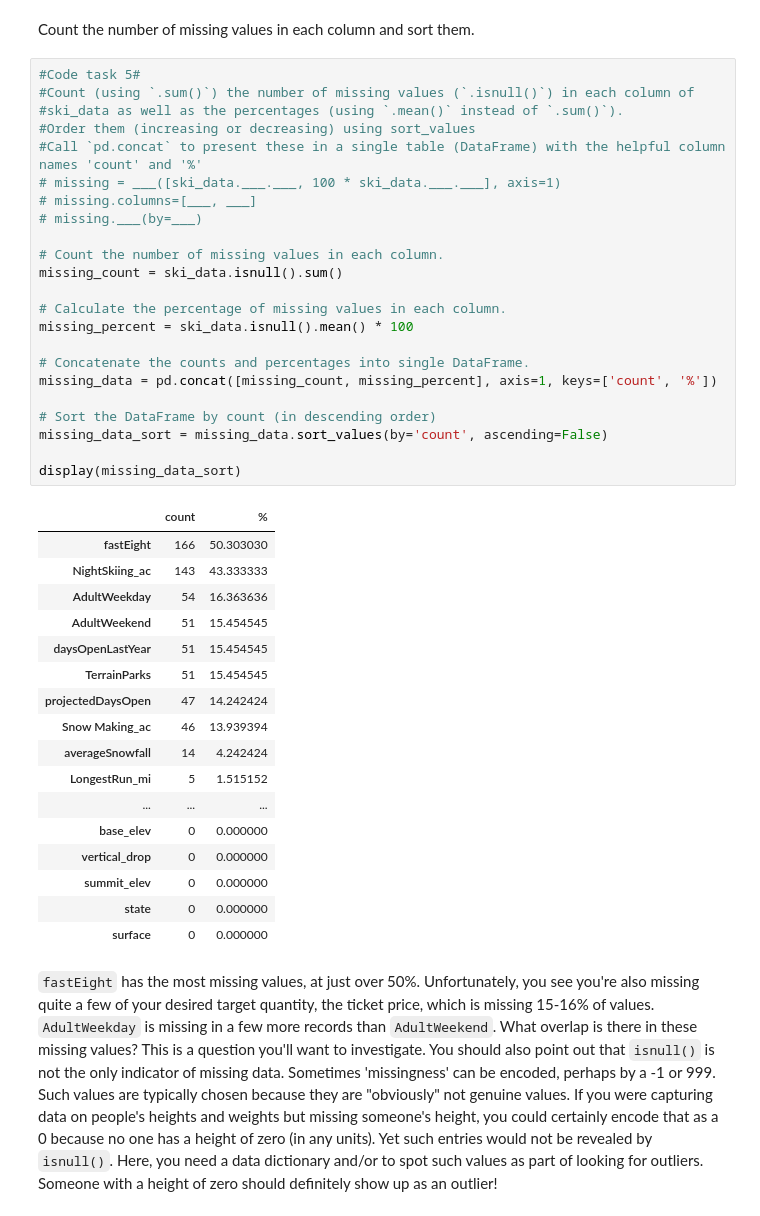
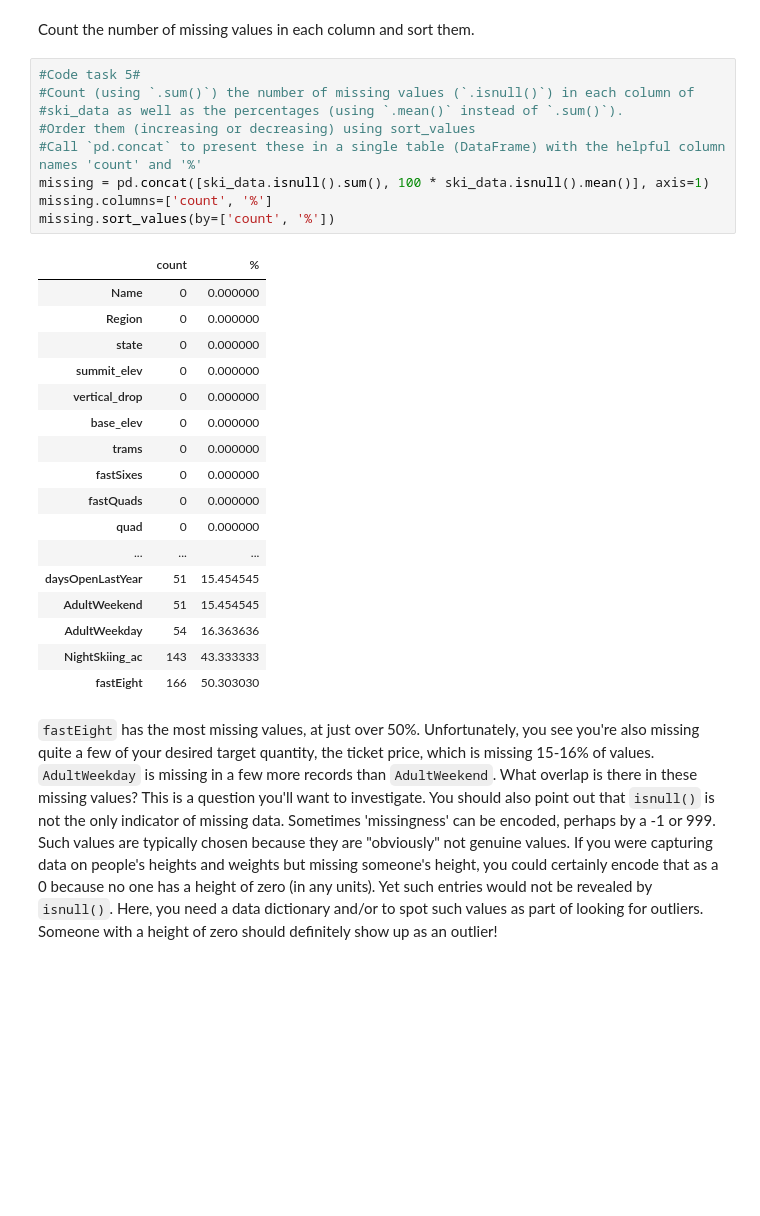
Before and after one commit to Perceive9019/DataScienceGuidedCapstone, a Jupyter notebook: Notebooks/02_data_wrangling.ipynb, the cells around one changed output. Saved outputs shown, nothing was run; the diff lists cells and outputs as text; blank space fills up the shorter version.

```diff
--- a/Notebooks/02_data_wrangling.ipynb
+++ b/Notebooks/02_data_wrangling.ipynb
@@ -165,44 +165,30 @@ Count the number of missing values in each column and sort them.
 # %%
 #Code task 5#
 #Count (using `.sum()`) the number of missing values (`.isnull()`) in each column of
 #ski_data as well as the percentages (using `.mean()` instead of `.sum()`).
 #Order them (increasing or decreasing) using sort_values
 #Call `pd.concat` to present these in a single table (DataFrame) with the helpful column names 'count' and '%'
-# missing = ___([ski_data.___.___, 100 * ski_data.___.___], axis=1)
-# missing.columns=[___, ___]
-# missing.___(by=___)
-
-# Count the number of missing values in each column.
-missing_count = ski_data.isnull().sum()
-
-# Calculate the percentage of missing values in each column.
-missing_percent = ski_data.isnull().mean() * 100
-
-# Concatenate the counts and percentages into single DataFrame.
-missing_data = pd.concat([missing_count, missing_percent], axis=1, keys=['count', '%'])
-
-# Sort the DataFrame by count (in descending order)
-missing_data_sort = missing_data.sort_values(by='count', ascending=False)
-
-display(missing_data_sort)
+missing = pd.concat([ski_data.isnull().sum(), 100 * ski_data.isnull().mean()], axis=1)
+missing.columns=['count', '%']
+missing.sort_values(by=['count', '%'])
 # %% [output]
 |  | count | % |
+| Name | 0 | 0.000000 |
+| Region | 0 | 0.000000 |
+| state | 0 | 0.000000 |
+| summit_elev | 0 | 0.000000 |
+| vertical_drop | 0 | 0.000000 |
+| base_elev | 0 | 0.000000 |
+| trams | 0 | 0.000000 |
+| fastSixes | 0 | 0.000000 |
+| fastQuads | 0 | 0.000000 |
+| quad | 0 | 0.000000 |
+| ... | ... | ... |
+| daysOpenLastYear | 51 | 15.454545 |
+| AdultWeekend | 51 | 15.454545 |
+| AdultWeekday | 54 | 16.363636 |
+| NightSkiing_ac | 143 | 43.333333 |
 | fastEight | 166 | 50.303030 |
-| NightSkiing_ac | 143 | 43.333333 |
-| AdultWeekday | 54 | 16.363636 |
-| AdultWeekend | 51 | 15.454545 |
-| daysOpenLastYear | 51 | 15.454545 |
-| TerrainParks | 51 | 15.454545 |
-| projectedDaysOpen | 47 | 14.242424 |
-| Snow Making_ac | 46 | 13.939394 |
-| averageSnowfall | 14 | 4.242424 |
-| LongestRun_mi | 5 | 1.515152 |
-| ... | ... | ... |
-| base_elev | 0 | 0.000000 |
-| vertical_drop | 0 | 0.000000 |
-| summit_elev | 0 | 0.000000 |
-| state | 0 | 0.000000 |
-| surface | 0 | 0.000000 |
 # %% [markdown]
 `fastEight` has the most missing values, at just over 50%. Unfortunately, you see you're also missing quite a few of your desired target quantity, the ticket price, which is missing 15-16% of values. `AdultWeekday` is missing in a few more records than `AdultWeekend`. What overlap is there in these missing values? This is a question you'll want to investigate. You should also point out that `isnull()` is not the only indicator of missing data. Sometimes 'missingness' can be encoded, perhaps by a -1 or 999. Such values are typically chosen because they are "obviously" not genuine values. If you were capturing data on people's heights and weights but missing someone's height, you could certainly encode that as a 0 because no one has a height of zero (in any units). Yet such entries would not be revealed by `isnull()`. Here, you need a data dictionary and/or to spot such values as part of looking for outliers. Someone with a height of zero should definitely show up as an outlier!
 # %% [markdown]
```
Also changed, not shown: parts of 20 cells of this notebook.
